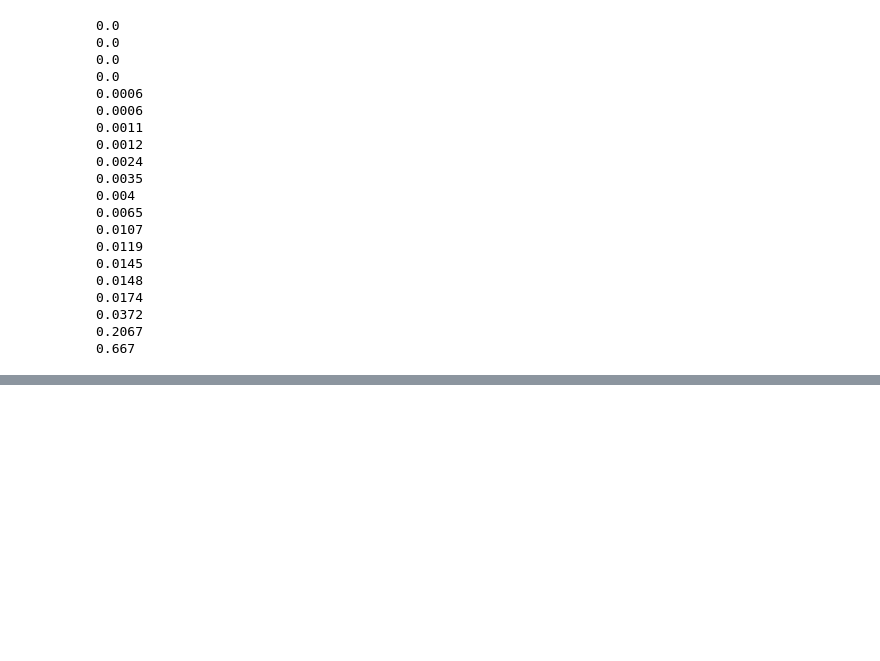
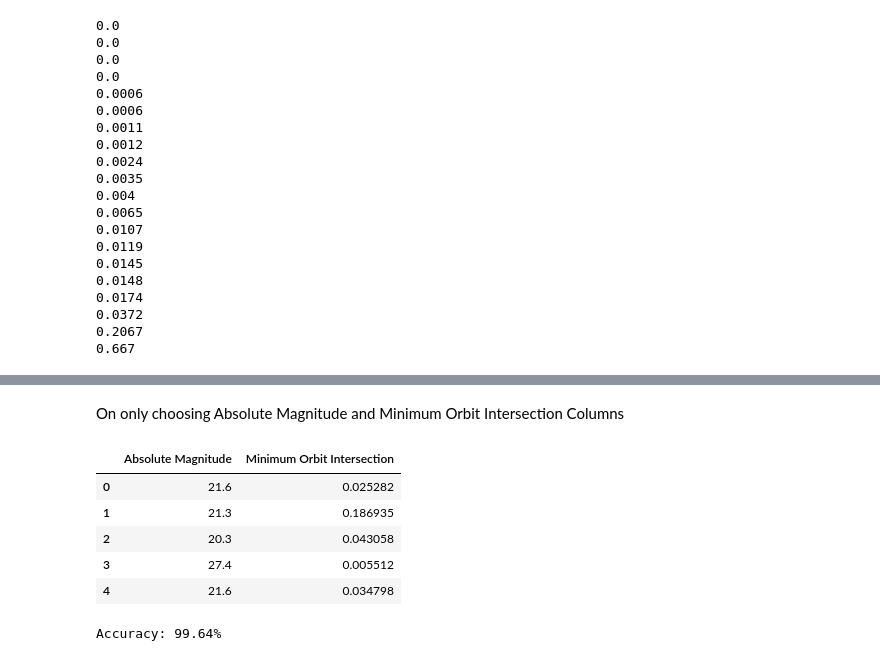
Before and after one commit to RazerP4antom/data-analysis, a Jupyter notebook: Aesteroid Classification/notebook3.ipynb, the cells around one changed output, grey strips where cells are left out. Saved outputs shown, nothing was run; the diff lists cells and outputs as text; code cells hidden in the pictures; blank space fills up the shorter version.

Commit message:
accuracy with 2 features

```diff
--- a/Aesteroid Classification/notebook3.ipynb
+++ b/Aesteroid Classification/notebook3.ipynb
@@ -287,0 +288,26 @@ Threshold value= 0.667, Features = 1, Accuracy = 82.81%
+# %% [markdown]
+On only choosing Absolute Magnitude and Minimum Orbit Intersection Columns
+# %%
+X = df[['Absolute Magnitude', 'Minimum Orbit Intersection']]
+y = df[True].astype(int)
+
+X.head()
+# %% [output]
+|  | Absolute Magnitude | Minimum Orbit Intersection |
+| 0 | 21.6 | 0.025282 |
+| 1 | 21.3 | 0.186935 |
+| 2 | 20.3 | 0.043058 |
+| 3 | 27.4 | 0.005512 |
+| 4 | 21.6 | 0.034798 |
+# %%
+#Splitting data again
+X_train, X_test, y_train, y_test = train_test_split(X, y, test_size=0.3, random_state=8)
+model = XGBClassifier()
+model.fit(X_train, y_train)
+
+y_pred = model.predict(X_test)
+predictions = [round(value) for value in y_pred]
+acc = accuracy_score(y_test, predictions)
+print("Accuracy: %.2f%%" % (acc*100.0))
+# %% [output]
+Accuracy: 99.64%
```
Also changed, not shown: parts of 1 cell of this notebook.
